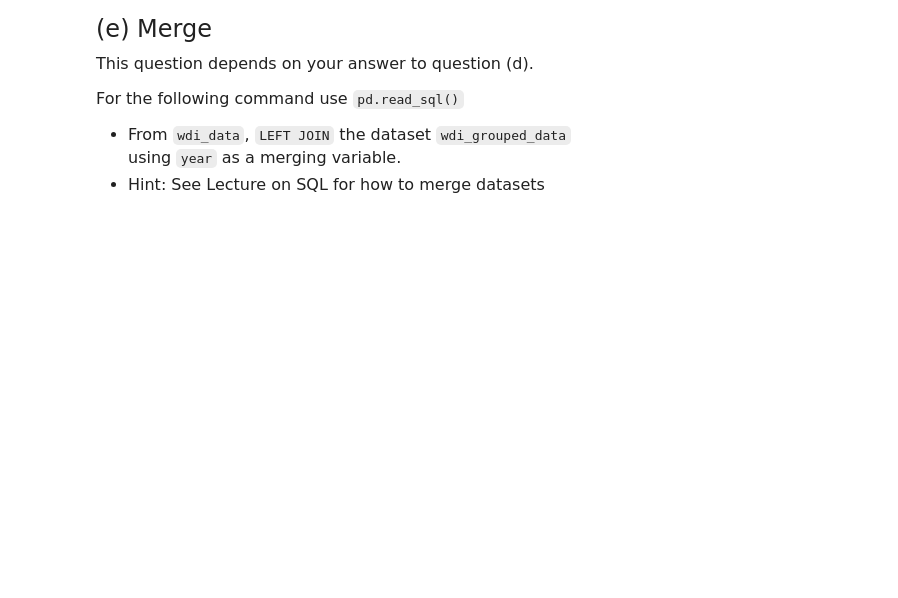
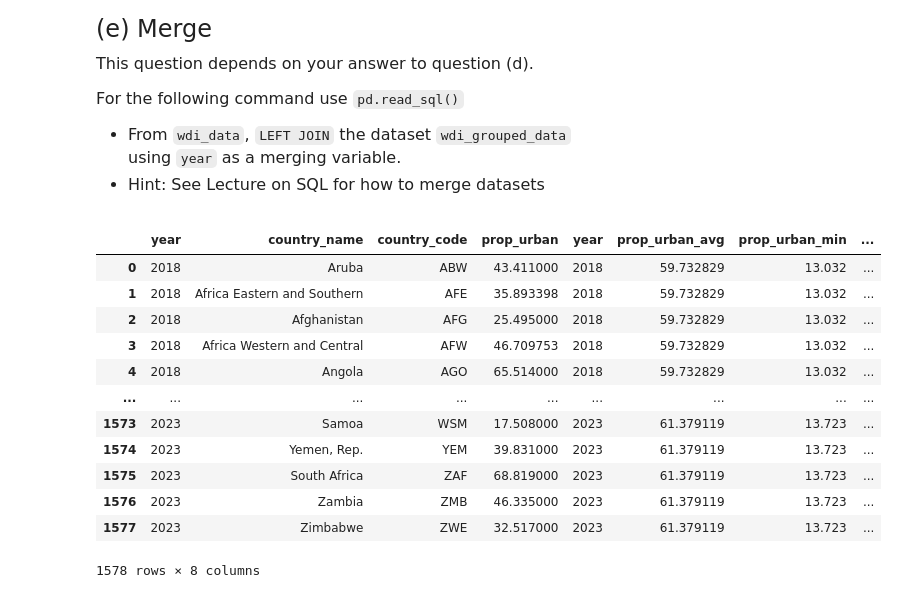
Before and after one commit to jhc1622/qtm151spring2025, a Jupyter notebook: Assignments/Assignment 10/assignment10.ipynb, the cells around one changed output. Cells and saved outputs as stored; diff of their text form; code cells hidden in the pictures; blank space fills up the shorter version.

```diff
--- a/Assignments/Assignment 10/assignment10.ipynb
+++ b/Assignments/Assignment 10/assignment10.ipynb
@@ -38,7 +42,7 @@ url_server = URL.create(
     host = 'localhost',
     username = 'postgres',
     port = 5432,
-    password  = '12345')
+    password  = '')
 connection = create_engine(url_server)
 # %% [markdown]
 
@@ -58,0 +61,9 @@ This is a file containing data from the world development indicators for <br>
+# %%
+# Write your own code
+wdi_data = pd.read_excel("data_raw/wdi_2018-2023.xlsx")
+display(wdi_data)
+
+wdi_data.to_sql('wdi_data',
+                con = connection,
+                if_exists='replace',
+                index=False)
@@ -133,0 +213,22 @@
+# %%
+# Write your own code
+merged = pd.read_sql(text("SELECT wdi_data.*, wdi_grouped_data.* \
+                          FROM wdi_data \
+                          LEFT JOIN wdi_grouped_data \
+                          ON wdi_data.year = wdi_grouped_data.year"), connection)
+
+merged
+# %% [output]
+|  | year | country_name | country_code | prop_urban | year | prop_urban_avg | prop_urban_min | ... |
+| 0 | 2018 | Aruba | ABW | 43.411000 | 2018 | 59.732829 | 13.032 | ... |
+| 1 | 2018 | Africa Eastern and Southern | AFE | 35.893398 | 2018 | 59.732829 | 13.032 | ... |
+| 2 | 2018 | Afghanistan | AFG | 25.495000 | 2018 | 59.732829 | 13.032 | ... |
+| 3 | 2018 | Africa Western and Central | AFW | 46.709753 | 2018 | 59.732829 | 13.032 | ... |
+| 4 | 2018 | Angola | AGO | 65.514000 | 2018 | 59.732829 | 13.032 | ... |
+| ... | ... | ... | ... | ... | ... | ... | ... | ... |
+| 1573 | 2023 | Samoa | WSM | 17.508000 | 2023 | 61.379119 | 13.723 | ... |
+| 1574 | 2023 | Yemen, Rep. | YEM | 39.831000 | 2023 | 61.379119 | 13.723 | ... |
+| 1575 | 2023 | South Africa | ZAF | 68.819000 | 2023 | 61.379119 | 13.723 | ... |
+| 1576 | 2023 | Zambia | ZMB | 46.335000 | 2023 | 61.379119 | 13.723 | ... |
+| 1577 | 2023 | Zimbabwe | ZWE | 32.517000 | 2023 | 61.379119 | 13.723 | ... |
+1578 rows × 8 columns
```
Also changed, not shown: parts of 10 cells of this notebook, 6 other files.
